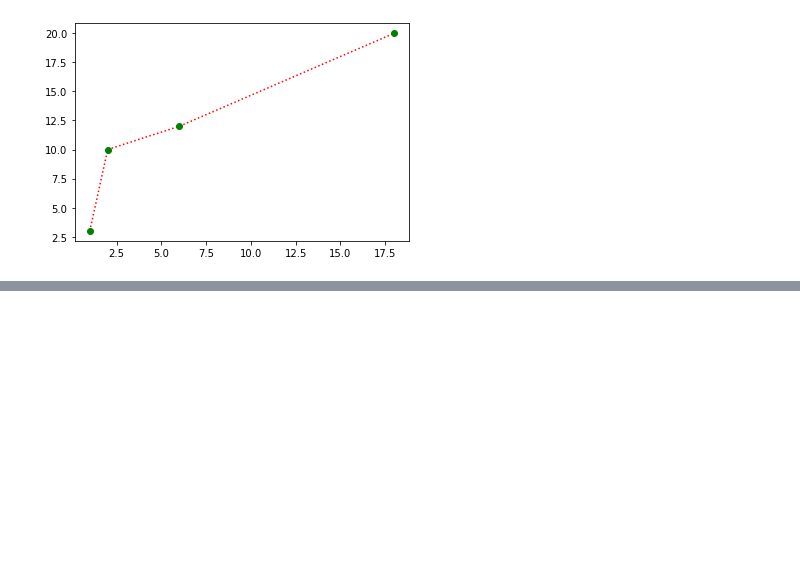
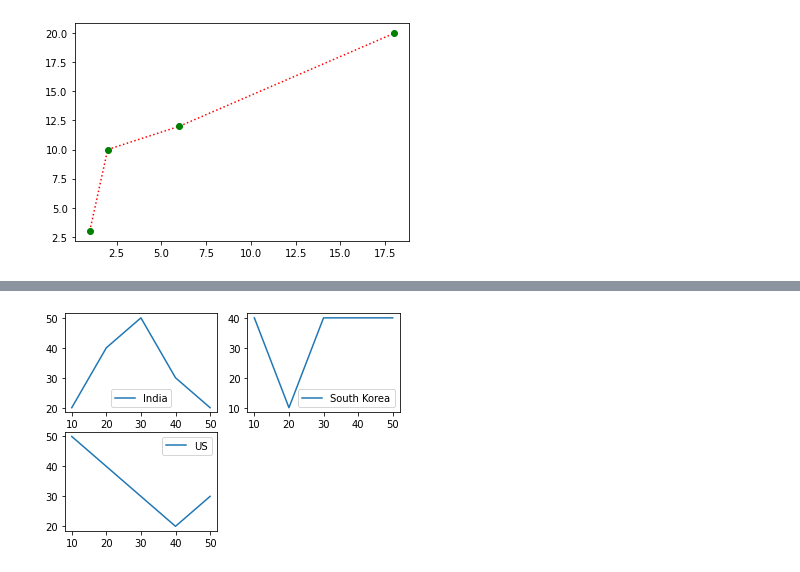
Before and after one commit to najiyanazrinpn/DataScienceLab, a Jupyter notebook: LabCycle1-Exercise3.ipynb, the cells around one changed output, grey strips where cells are left out. Cells and saved outputs as stored; diff of their text form; code cells hidden in the pictures; blank space fills up the shorter version.

```diff
--- a/LabCycle1-Exercise3.ipynb
+++ b/LabCycle1-Exercise3.ipynb
@@ -40,0 +76,22 @@ k
+# %%
+'''5. Write a Python program to create multiple plots'''
+plt.subplot(2,2,1)
+x_pts = np.array([10,20,30,40,50])
+y_pts = np.array([20,40,50,30,20])
+plt.plot(x_pts, y_pts, label="India")
+plt.legend()
+
+plt.subplot(2,2,2)
+y_pts = np.array([40,10,40,40,40])
+plt.plot(x_pts, y_pts, label="South Korea")
+plt.legend()
+
+plt.subplot(2,2,3)
+y_pts = np.array([50,40,30,20,30])
+plt.plot(x_pts, y_pts, label="US")
+
+plt.legend()
+
+plt.show()
+# %% [output]
+[figure, added]
```
Also changed, not shown: parts of 10 cells of this notebook.
